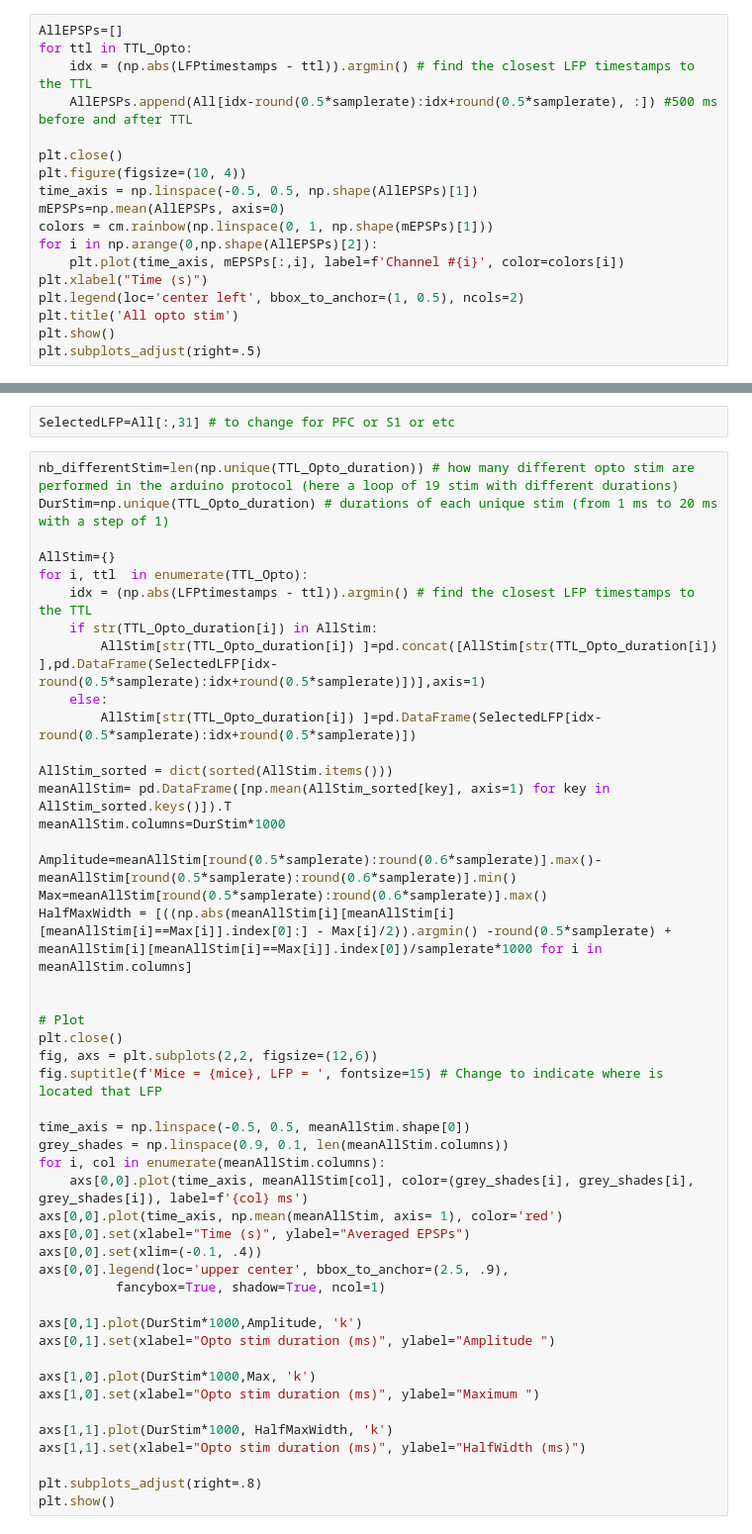
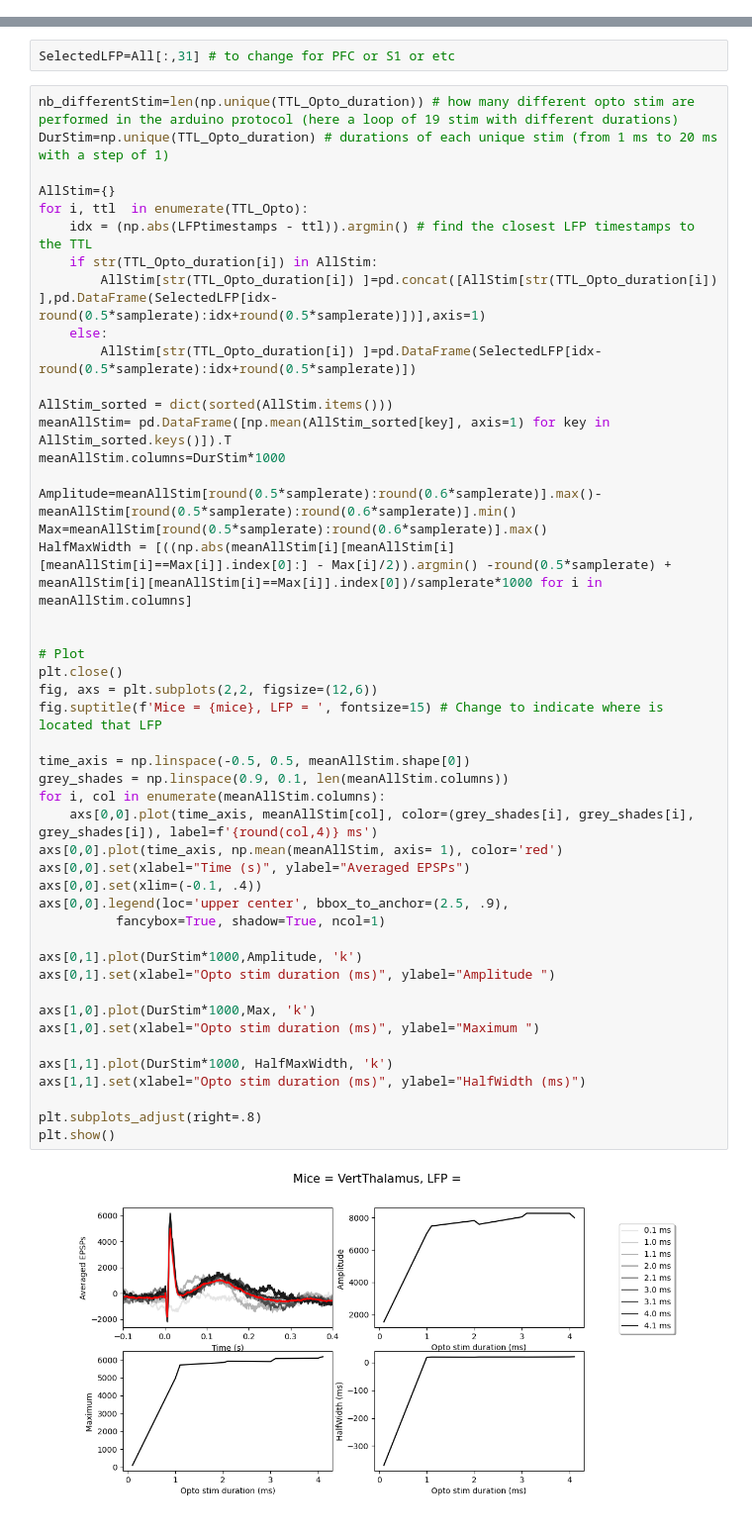
Before and after one commit to melodieborel/HayLabAnalysis, a Jupyter notebook: python/OptoStimAlign.ipynb, the cells around one changed output, grey strips where cells are left out. Shown at 99% size. Saved outputs shown, nothing was run; the diff lists cells and outputs as text.

```diff
--- a/python/OptoStimAlign.ipynb
+++ b/python/OptoStimAlign.ipynb
@@ -178,21 +166,3 @@ plt.subplots_adjust(right=0.8)  # Adjust right side to give space for the legend
-# %%
-AllEPSPs=[]
-for ttl in TTL_Opto:
-    idx = (np.abs(LFPtimestamps - ttl)).argmin() # find the closest LFP timestamps to the TTL
-    AllEPSPs.append(All[idx-round(0.5*samplerate):idx+round(0.5*samplerate), :]) #500 ms before and after TTL
-
-plt.close()
-plt.figure(figsize=(10, 4))
-time_axis = np.linspace(-0.5, 0.5, np.shape(AllEPSPs)[1])
-mEPSPs=np.mean(AllEPSPs, axis=0)
-colors = cm.rainbow(np.linspace(0, 1, np.shape(mEPSPs)[1]))
-for i in np.arange(0,np.shape(AllEPSPs)[2]):
-    plt.plot(time_axis, mEPSPs[:,i], label=f'Channel #{i}', color=colors[i])
-plt.xlabel("Time (s)")
-plt.legend(loc='center left', bbox_to_anchor=(1, 0.5), ncols=2)
-plt.title('All opto stim')
-plt.show()
-plt.subplots_adjust(right=.5)
 # %% [markdown]
 # Get response for one LFP
 # %%
@@ -216,31 +186,33 @@ meanAllStim.columns=DurStim*1000
 Amplitude=meanAllStim[round(0.5*samplerate):round(0.6*samplerate)].max()-meanAllStim[round(0.5*samplerate):round(0.6*samplerate)].min()
 Max=meanAllStim[round(0.5*samplerate):round(0.6*samplerate)].max()
 HalfMaxWidth = [((np.abs(meanAllStim[i][meanAllStim[i][meanAllStim[i]==Max[i]].index[0]:] - Max[i]/2)).argmin() -round(0.5*samplerate) + meanAllStim[i][meanAllStim[i]==Max[i]].index[0])/samplerate*1000 for i in meanAllStim.columns]
 
 
 # Plot
 plt.close()
 fig, axs = plt.subplots(2,2, figsize=(12,6))
 fig.suptitle(f'Mice = {mice}, LFP = ', fontsize=15) # Change to indicate where is located that LFP
 
 time_axis = np.linspace(-0.5, 0.5, meanAllStim.shape[0])
 grey_shades = np.linspace(0.9, 0.1, len(meanAllStim.columns))
 for i, col in enumerate(meanAllStim.columns):
-    axs[0,0].plot(time_axis, meanAllStim[col], color=(grey_shades[i], grey_shades[i], grey_shades[i]), label=f'{col} ms')
+    axs[0,0].plot(time_axis, meanAllStim[col], color=(grey_shades[i], grey_shades[i], grey_shades[i]), label=f'{round(col,4)} ms')
 axs[0,0].plot(time_axis, np.mean(meanAllStim, axis= 1), color='red')
 axs[0,0].set(xlabel="Time (s)", ylabel="Averaged EPSPs")
 axs[0,0].set(xlim=(-0.1, .4))
 axs[0,0].legend(loc='upper center', bbox_to_anchor=(2.5, .9),
           fancybox=True, shadow=True, ncol=1)
 
 axs[0,1].plot(DurStim*1000,Amplitude, 'k')
 axs[0,1].set(xlabel="Opto stim duration (ms)", ylabel="Amplitude ")
 
 axs[1,0].plot(DurStim*1000,Max, 'k')
 axs[1,0].set(xlabel="Opto stim duration (ms)", ylabel="Maximum ")
 
 axs[1,1].plot(DurStim*1000, HalfMaxWidth, 'k')
 axs[1,1].set(xlabel="Opto stim duration (ms)", ylabel="HalfWidth (ms)")
 
 plt.subplots_adjust(right=.8)
 plt.show()
+# %% [output]
+[figure, added]
```
Also changed, not shown: parts of 3 cells of this notebook.
